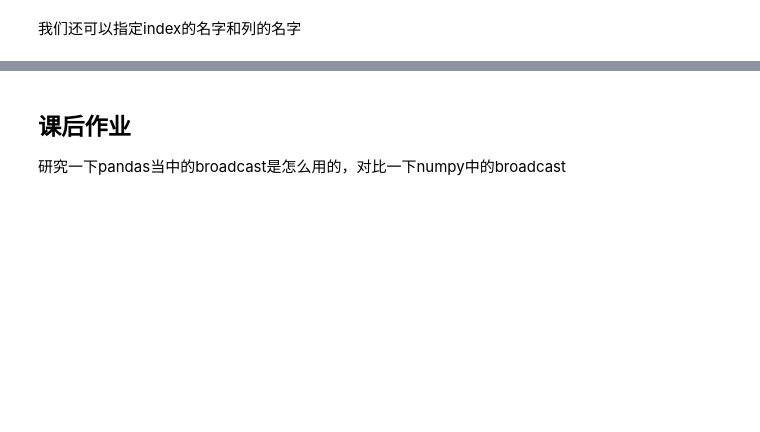
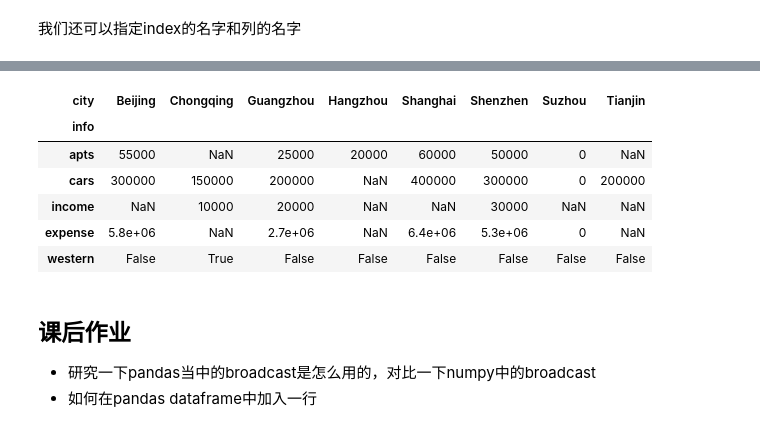
Before and after one commit to ZeweiChu/julyedu-python-datascience, a Jupyter notebook: pandas/pandas-dataframe-student.ipynb, the cells around one changed output, grey strips where cells are left out. Saved outputs shown, nothing was run; the diff lists cells and outputs as text; code cells hidden in the pictures; blank space fills up the shorter version.

```diff
--- a/pandas/pandas-dataframe-student.ipynb
+++ b/pandas/pandas-dataframe-student.ipynb
@@ -66,0 +232,3 @@ iloc方法可以用数字选中行
+# %%
+import numpy as np
+df.income = np.arange(8)*10000
@@ -67,2 +255,6 @@ iloc方法可以用数字选中行
 # %% [markdown]
 还可以用Series来指定需要修改的index以及相对应的value，没有指定的默认用NaN.
+# %%
+income = pd.Series([10000, 20000, 30000], index=["Chongqing", "Guangzhou", "Shenzhen"])
+df.income = income
+df
@@ -68,0 +271,2 @@ iloc方法可以用数字选中行
+# %%
+df["western"] = df.index == "Chongqing"
@@ -73,2 +320,6 @@ iloc方法可以用数字选中行
 # %% [markdown]
 我们还可以指定index的名字和列的名字
+# %%
+df.index.name = "city"
+df.columns.name = "info"
+df
@@ -75,3 +337,14 @@ iloc方法可以用数字选中行
+# %%
+df.T
+# %% [output]
+| city | Beijing | Chongqing | Guangzhou | Hangzhou | Shanghai | Shenzhen | Suzhou | Tianjin |
+| info |  |  |  |  |  |  |  |  |
+| apts | 55000 | NaN | 25000 | 20000 | 60000 | 50000 | 0 | NaN |
+| cars | 300000 | 150000 | 200000 | NaN | 400000 | 300000 | 0 | 200000 |
+| income | NaN | 10000 | 20000 | NaN | NaN | 30000 | NaN | NaN |
+| expense | 5.8e+06 | NaN | 2.7e+06 | NaN | 6.4e+06 | 5.3e+06 | 0 | NaN |
+| western | False | True | False | False | False | False | False | False |
 # %% [markdown]
 ## 课后作业
-研究一下pandas当中的broadcast是怎么用的，对比一下numpy中的broadcast
+- 研究一下pandas当中的broadcast是怎么用的，对比一下numpy中的broadcast
+- 如何在pandas dataframe中加入一行
```
Also changed, not shown: parts of 50 cells of this notebook, 2 other files.
